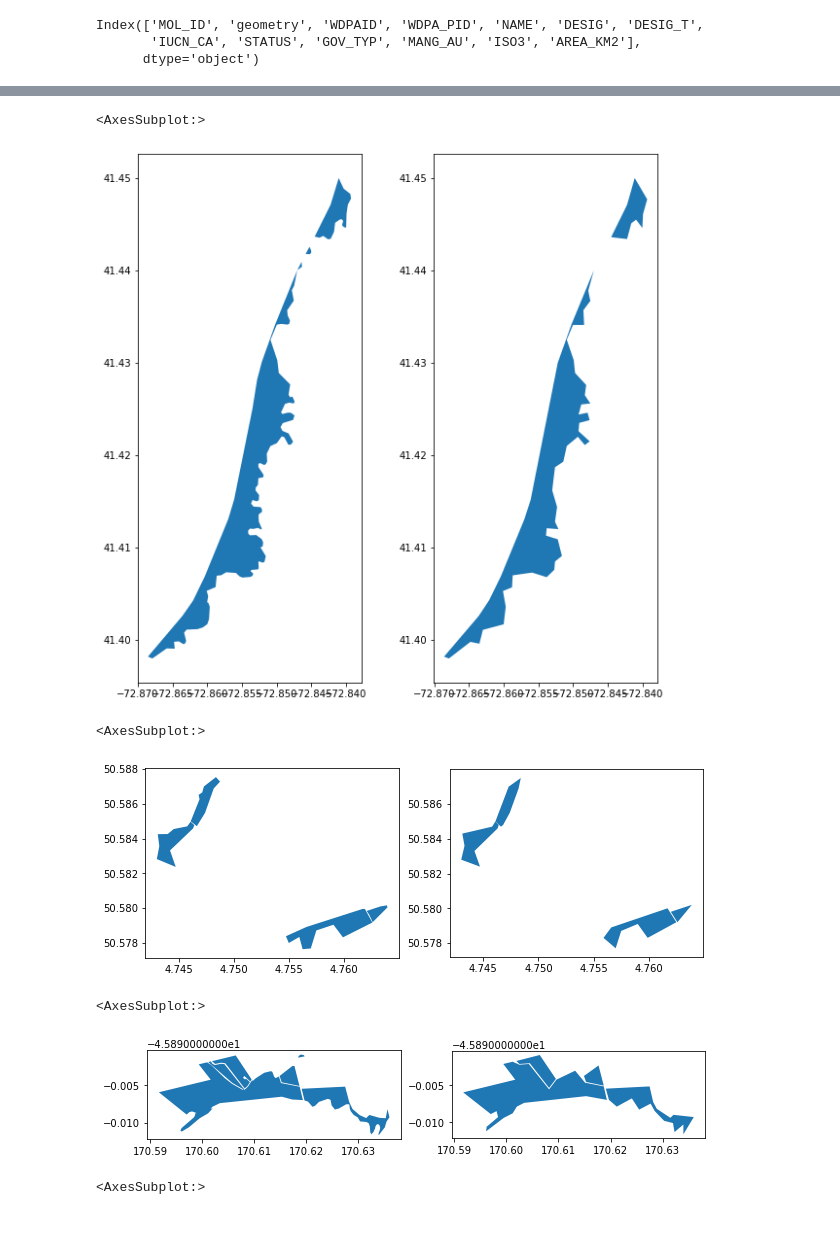
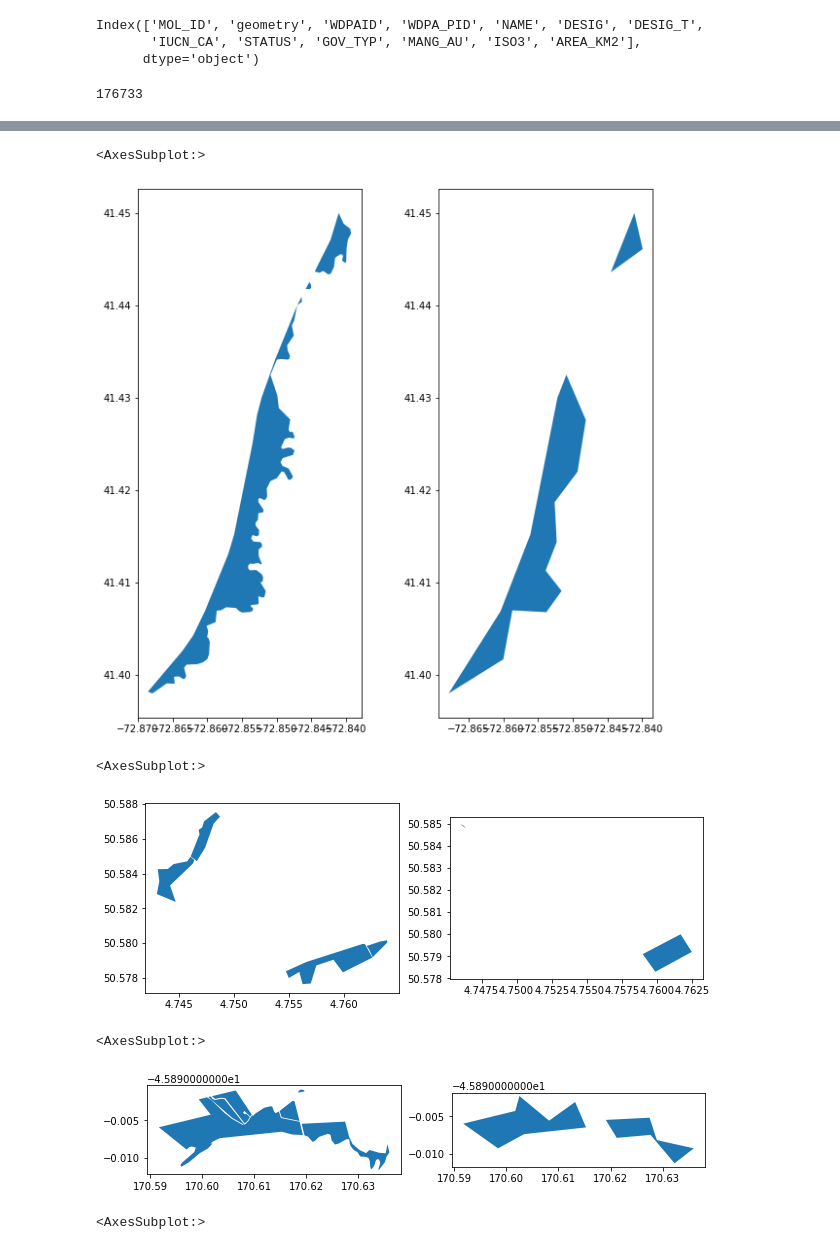
Before and after one commit to Vizzuality/he-scratchfolder, a Jupyter notebook: WDPA_Simplification.ipynb, the cells around one changed output, grey strips where cells are left out. Drawn from its saved outputs; the diff is of its cells as text; code cells hidden in the pictures.

Commit message:
created three simplifications for the WDPA

```diff
--- a/WDPA_Simplification.ipynb
+++ b/WDPA_Simplification.ipynb
@@ -326,5 +348,5 @@ KeyboardInterrupt:
 # %%
 # Keep only valid geometries and remove the 442 invalid
-sim2 = sim2[sim2['geometry'].is_valid]
-len(sim2)
+# sim2 = sim2[sim2['geometry'].is_valid]
+# len(sim2)
 # %% [output]
@@ -346,6 +368,6 @@ sim1.head()
 # %%
-sim1 = sim1.drop(columns={'group'})
-sim1.head()
+sim2 = sim2.drop(columns={'group'})
+sim2.head()
 # %% [output]
 |  | MOL_ID | geometry |
 | 0 | 1 | MULTIPOLYGON (((170.62750 -45.895... |
@@ -361,18 +383,22 @@ gdf_no_geom.head(1)
 | 0 | 310492.0 | 310492 | Boulder Beach | Stewardship Area | National | III | Designated | Federal or national ministry or a... | Department of Conservation | NZL | 1.137712 | ... |
 # %%
 import pandas as pd
-sim1 = gpd.GeoDataFrame(pd.merge(sim1, gdf_no_geom,  how='left', left_on=['MOL_ID'], right_on = ['MOL_ID']))
-sim1.head(1)
+sim2 = gpd.GeoDataFrame(pd.merge(sim2, gdf_no_geom,  how='left', left_on=['MOL_ID'], right_on = ['MOL_ID']))
+sim2.head(1)
 # %% [output]
 |  | MOL_ID | geometry | WDPAID | WDPA_PID | NAME | DESIG | DESIG_T | IUCN_CA | STATUS | GOV_TYP | MANG_AU | ... |
 | 0 | 1 | MULTIPOLYGON (((170.62750 -45.895... | 310492.0 | 310492 | Boulder Beach | Stewardship Area | National | III | Designated | Federal or national ministry or a... | Department of Conservation | ... |
 # %%
-sim1 = sim1.rename(columns={'AREA_KM':'AREA_KM2'})
-sim1.columns
+sim2 = sim2.rename(columns={'AREA_KM':'AREA_KM2'})
+sim2.columns
 # %% [output]
 Index(['MOL_ID', 'geometry', 'WDPAID', 'WDPA_PID', 'NAME', 'DESIG', 'DESIG_T',
        'IUCN_CA', 'STATUS', 'GOV_TYP', 'MANG_AU', 'ISO3', 'AREA_KM2'],
       dtype='object')
+# %%
+len(sim2)
+# %% [output]
+176733
 # %%
 gdf[gdf['MOL_ID']==14318]
 # %% [output]
@@ -383,7 +409,7 @@ gdf[gdf['MOL_ID']==14318]
 n= 14318
 fig, (ax1,ax2) = plt.subplots(nrows=1,ncols=2,figsize=(10,10))
 gdf[gdf['MOL_ID']==n].geometry.plot(ax = ax1)
-sim1[sim1['MOL_ID']==n].geometry.plot(ax = ax2)
+sim2[sim2['MOL_ID']==n].geometry.plot(ax = ax2)
 # %% [output]
 <AxesSubplot:>
-[figure, old version]
+[figure, new version]
@@ -392,18 +420,18 @@ sim1[sim1['MOL_ID']==n].geometry.plot(ax = ax2)
 n= '394131'
 fig, (ax1,ax2) = plt.subplots(nrows=1,ncols=2,figsize=(10,10))
 gdf[gdf['WDPA_PID']==n].geometry.plot(ax = ax1)
-sim1[sim1['WDPA_PID']==n].geometry.plot(ax = ax2)
+sim2[sim2['WDPA_PID']==n].geometry.plot(ax = ax2)
 # %% [output]
 <AxesSubplot:>
-[figure, old version]
+[figure, new version]
 # %%
 n= '310492'
 fig, (ax1,ax2) = plt.subplots(nrows=1,ncols=2,figsize=(10,10))
 gdf[gdf['WDPA_PID']==n].geometry.plot(ax = ax1)
-sim1[sim1['WDPA_PID']==n].geometry.plot(ax = ax2)
+sim2[sim2['WDPA_PID']==n].geometry.plot(ax = ax2)
 # %% [output]
 <AxesSubplot:>
-[figure, old version]
+[figure, new version]
 # %%
 n = '20609'
 fig, (ax1,ax2) = plt.subplots(nrows=1,ncols=2,figsize=(10,10))
```
Also changed, not shown: parts of 46 cells of this notebook.
